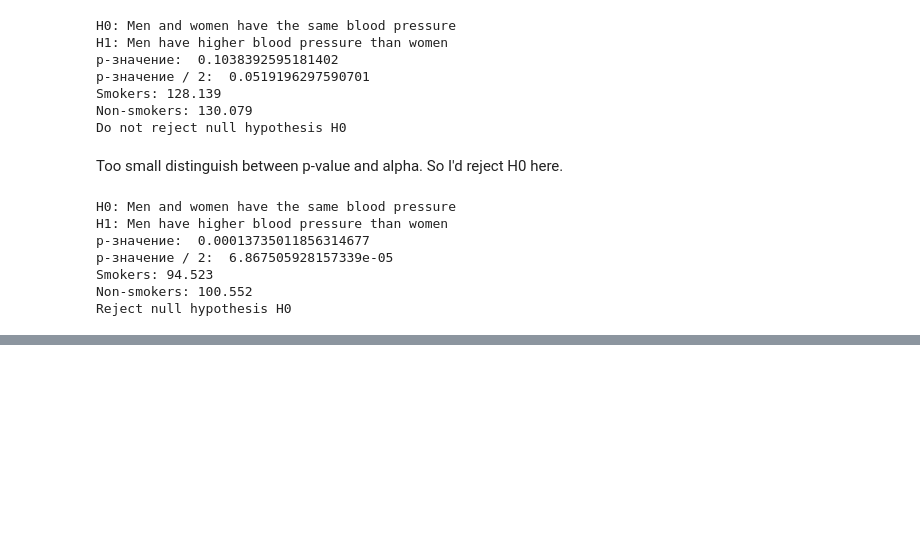
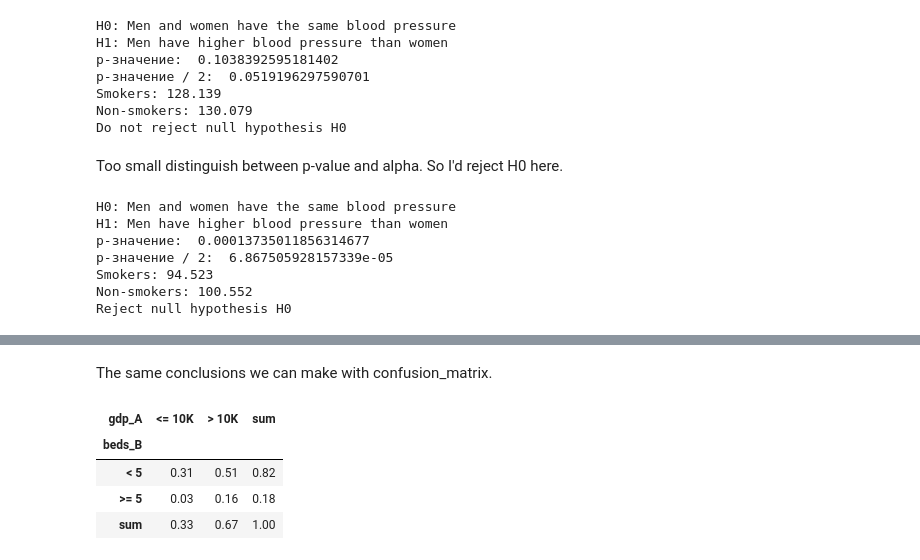
Before and after one commit to voleka-ocrv/t_company_data_analyst, a Jupyter notebook: turing_test.ipynb, the cells around one changed output, grey strips where cells are left out. Drawn from its saved outputs; the diff is of its cells as text; code cells hidden in the pictures; blank space fills up the shorter version.

```diff
--- a/turing_test.ipynb
+++ b/turing_test.ipynb
@@ -253,0 +263,15 @@ Reject null hypothesis H0
+# %%
+covid_beds = covid.copy()
+
+# Remove rows are relating to World at all (not to a specific country).
+# and countries where we do not know about hospital beds number
+covid_beds = covid_beds[~covid_beds['location'].isin(['World'])]
+covid_beds = covid_beds[covid_beds['hospital_beds_per_thousand'].notna()]
+# %%
+cond = covid_beds['gdp_per_capita'] > 10000
+covid_beds['gdp_A'] = '<= 10K'
+covid_beds.loc[:, 'gdp_A'] = covid_beds['gdp_A'].mask(cond, '> 10K')
+
+cond = covid_beds['hospital_beds_per_thousand'] >= 5
+covid_beds['beds_B'] = '< 5'
+covid_beds.loc[:, 'beds_B'] = covid_beds['beds_B'].mask(cond, '>= 5')
@@ -253,0 +373,13 @@ Reject null hypothesis H0
+# %% [markdown]
+The same conclusions we can make with confusion_matrix.
+# %%
+confusion_matrix = pd.crosstab(covid_beds['beds_B'], covid_beds['gdp_A'], normalize=True)
+confusion_matrix.loc['sum', :] = confusion_matrix.sum(axis=0)
+confusion_matrix.loc[:, 'sum'] = confusion_matrix.sum(axis=1)
+confusion_matrix.style.applymap(lambda x: f"background-color: #e6ffe6; color: green;", subset=('>= 5', ['> 10K', 'sum'])).format('{:.2f}')
+# %% [output]
+| gdp_A | <= 10K | > 10K | sum |
+| beds_B |  |  |  |
+| < 5 | 0.31 | 0.51 | 0.82 |
+| >= 5 | 0.03 | 0.16 | 0.18 |
+| sum | 0.33 | 0.67 | 1.00 |
```
Also changed, not shown: parts of 15 cells of this notebook.
